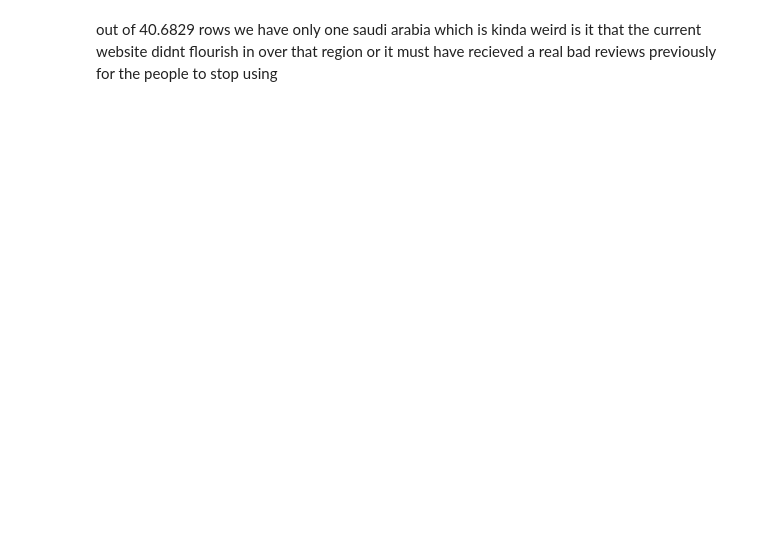
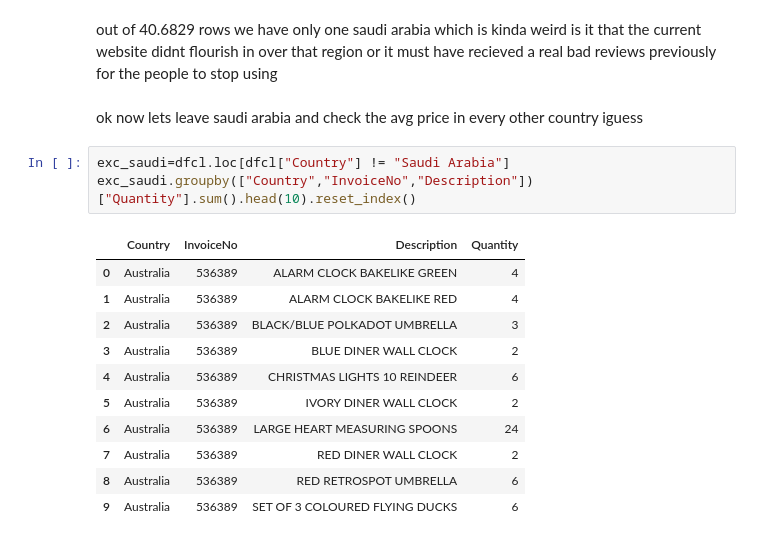
Before and after one commit to mokshithr530/bigdatacheck, a Jupyter notebook: dataset/checkdata2.ipynb, the cells around one changed output. Saved outputs shown, nothing was run; the diff lists cells and outputs as text; blank space fills up the shorter version.

```diff
--- a/dataset/checkdata2.ipynb
+++ b/dataset/checkdata2.ipynb
@@ -403,2 +403,19 @@ only_saudiarabia.groupby(["Country","CustomerID"])["revenue"].sum().sort_values(
 # %% [markdown]
 out of 40.6829 rows we have only one saudi arabia which is kinda weird is it that the current website didnt flourish in over that region or it must have recieved a real bad reviews previously for the people to stop using
+# %% [markdown]
+ok now lets leave saudi arabia and check the avg price in every other country iguess
+# %%
+exc_saudi=dfcl.loc[dfcl["Country"] != "Saudi Arabia"]
+exc_saudi.groupby(["Country","InvoiceNo","Description"])["Quantity"].sum().head(10).reset_index()
+# %% [output]
+|  | Country | InvoiceNo | Description | Quantity |
+| 0 | Australia | 536389 | ALARM CLOCK BAKELIKE GREEN | 4 |
+| 1 | Australia | 536389 | ALARM CLOCK BAKELIKE RED | 4 |
+| 2 | Australia | 536389 | BLACK/BLUE POLKADOT UMBRELLA | 3 |
+| 3 | Australia | 536389 | BLUE DINER WALL CLOCK | 2 |
+| 4 | Australia | 536389 | CHRISTMAS LIGHTS 10 REINDEER | 6 |
+| 5 | Australia | 536389 | IVORY DINER WALL CLOCK | 2 |
+| 6 | Australia | 536389 | LARGE HEART MEASURING SPOONS | 24 |
+| 7 | Australia | 536389 | RED DINER WALL CLOCK | 2 |
+| 8 | Australia | 536389 | RED RETROSPOT UMBRELLA | 6 |
+| 9 | Australia | 536389 | SET OF 3 COLOURED FLYING DUCKS | 6 |
```
Also changed, not shown: parts of 1 cell of this notebook.
